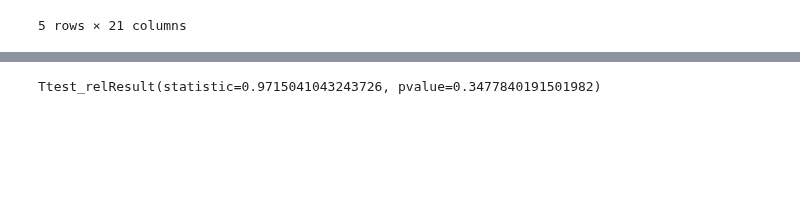
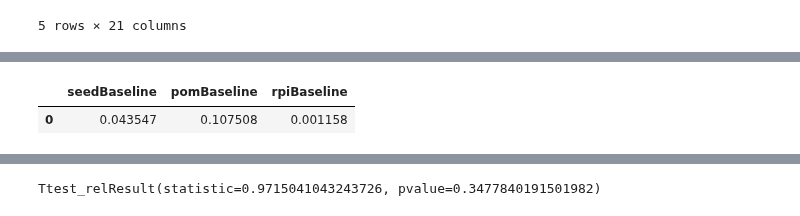
Before and after one commit to dlernz/march_madness, a Jupyter notebook: Predicting March Madness Games using Random Forests.ipynb, the cells around one changed output, grey strips where cells are left out. Cells and saved outputs as stored; diff of their text form; code cells hidden in the pictures; blank space fills up the shorter version.

Commit message:
paired sample test read me

```diff
--- a/Predicting March Madness Games using Random Forests.ipynb
+++ b/Predicting March Madness Games using Random Forests.ipynb
@@ -113,0 +132,3 @@ matchDemo = createModelMatchupsDF()
+# %%
+modelComparisons = new.groupby('season')["predicted", "seedBaseline", "pomBaseline", "rpiBaseline"].agg('sum')
+modelComparisons
@@ -113,0 +168,5 @@ matchDemo = createModelMatchupsDF()
+# %%
+testModForSig(modelComparisons)
+# %% [output]
+|  | seedBaseline | pomBaseline | rpiBaseline |
+| 0 | 0.043547 | 0.107508 | 0.001158 |
```
Also changed, not shown: parts of 10 cells of this notebook.
